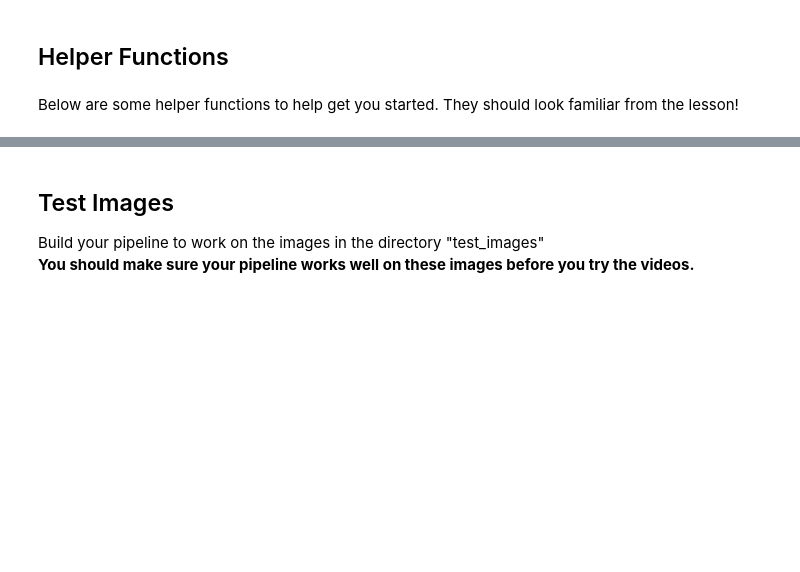
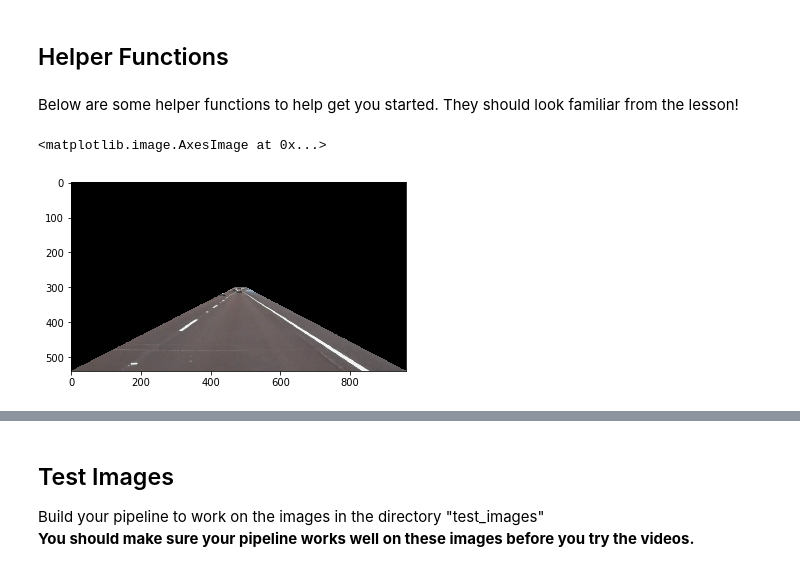
Before and after one commit to anujpotnis/CarND-LaneLines-P1, a Jupyter notebook: P1.ipynb, the cells around one changed output, grey strips where cells are left out. Saved outputs shown, nothing was run; the diff lists cells and outputs as text; code cells hidden in the pictures; blank space fills up the shorter version.

Commit message:
White lane marking

```diff
--- a/P1.ipynb
+++ b/P1.ipynb
@@ -171,3 +185,18 @@ def weighted_img(img, initial_img, α=0.8, β=1., λ=0.):
     NOTE: initial_img and img must be the same shape!
     """
     return cv2.addWeighted(initial_img, α, img, β, λ)
+# %%
+img_raw = cv2.imread('./test_images/solidWhiteRight.jpg')
+
+left_bottom = [0,img_raw.shape[0]]
+left_top = [470, 300]
+right_top = [500, 300]
+right_bottom = [img_raw.shape[1], img_raw.shape[0]]
+
+
+vertices = np.array([[left_bottom, left_top, right_top, right_bottom]], dtype=np.int32)
+ROI = region_of_interest(img_raw, vertices)
+plt.imshow(region_of_interest(img_raw, vertices))
+# %% [output]
+<matplotlib.image.AxesImage at 0x...>
+[figure, added]
```
Also changed, not shown: parts of 11 cells of this notebook.
